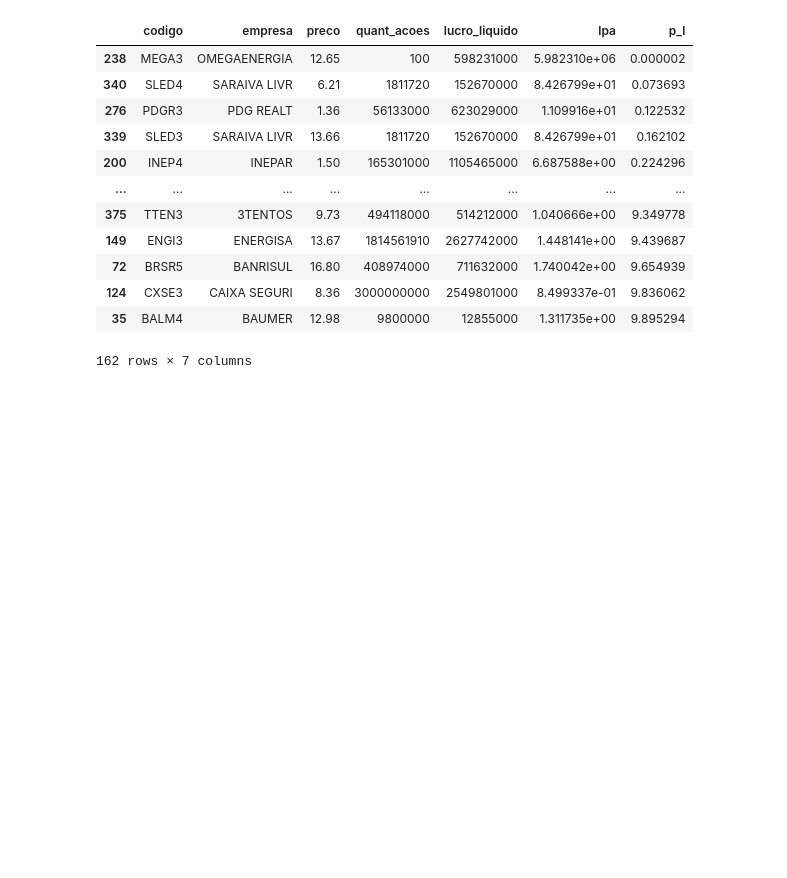
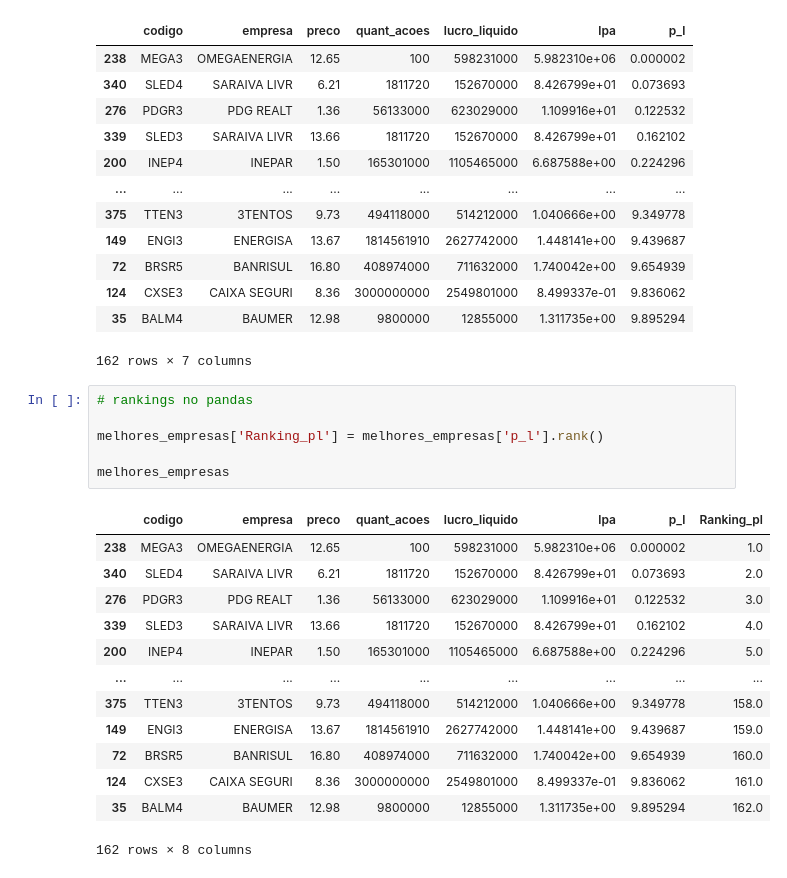
Before and after one commit to hg-kaua/CodeToCoin, a Jupyter notebook: Analysis/intro.ipynb, the cells around one changed output. Cells and saved outputs as stored; diff of their text form; blank space fills up the shorter version.

```diff
--- a/Analysis/intro.ipynb
+++ b/Analysis/intro.ipynb
@@ -226,3 +233,23 @@ melhores_empresas
 | 124 | CXSE3 | CAIXA SEGURI | 8.36 | 3000000000 | 2549801000 | 8.499337e-01 | 9.836062 |
 | 35 | BALM4 | BAUMER | 12.98 | 9800000 | 12855000 | 1.311735e+00 | 9.895294 |
 162 rows × 7 columns
+# %%
+# rankings no pandas
+
+melhores_empresas['Ranking_pl'] = melhores_empresas['p_l'].rank()
+
+melhores_empresas
+# %% [output]
+|  | codigo | empresa | preco | quant_acoes | lucro_liquido | lpa | p_l | Ranking_pl |
+| 238 | MEGA3 | OMEGAENERGIA | 12.65 | 100 | 598231000 | 5.982310e+06 | 0.000002 | 1.0 |
+| 340 | SLED4 | SARAIVA LIVR | 6.21 | 1811720 | 152670000 | 8.426799e+01 | 0.073693 | 2.0 |
+| 276 | PDGR3 | PDG REALT | 1.36 | 56133000 | 623029000 | 1.109916e+01 | 0.122532 | 3.0 |
+| 339 | SLED3 | SARAIVA LIVR | 13.66 | 1811720 | 152670000 | 8.426799e+01 | 0.162102 | 4.0 |
+| 200 | INEP4 | INEPAR | 1.50 | 165301000 | 1105465000 | 6.687588e+00 | 0.224296 | 5.0 |
+| ... | ... | ... | ... | ... | ... | ... | ... | ... |
+| 375 | TTEN3 | 3TENTOS | 9.73 | 494118000 | 514212000 | 1.040666e+00 | 9.349778 | 158.0 |
+| 149 | ENGI3 | ENERGISA | 13.67 | 1814561910 | 2627742000 | 1.448141e+00 | 9.439687 | 159.0 |
+| 72 | BRSR5 | BANRISUL | 16.80 | 408974000 | 711632000 | 1.740042e+00 | 9.654939 | 160.0 |
+| 124 | CXSE3 | CAIXA SEGURI | 8.36 | 3000000000 | 2549801000 | 8.499337e-01 | 9.836062 | 161.0 |
+| 35 | BALM4 | BAUMER | 12.98 | 9800000 | 12855000 | 1.311735e+00 | 9.895294 | 162.0 |
+162 rows × 8 columns
```
Also changed, not shown: parts of 3 cells of this notebook.
